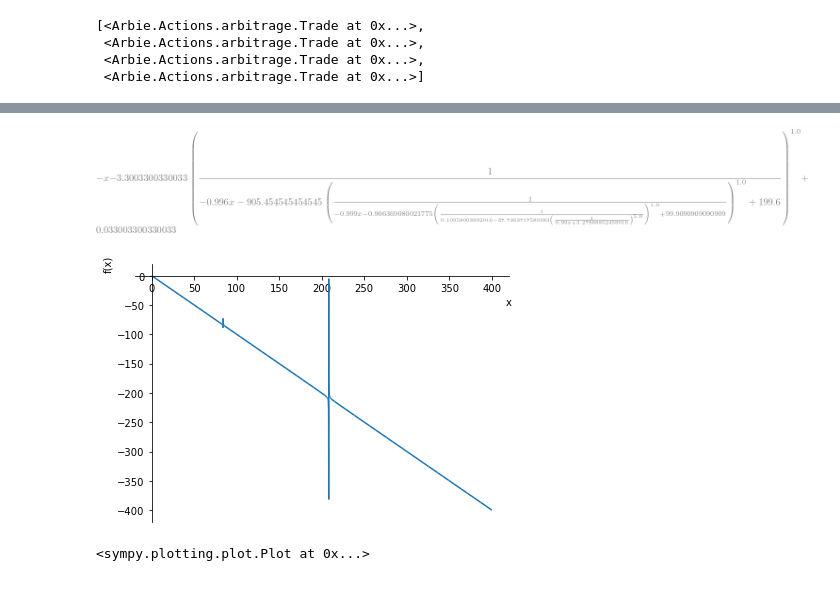
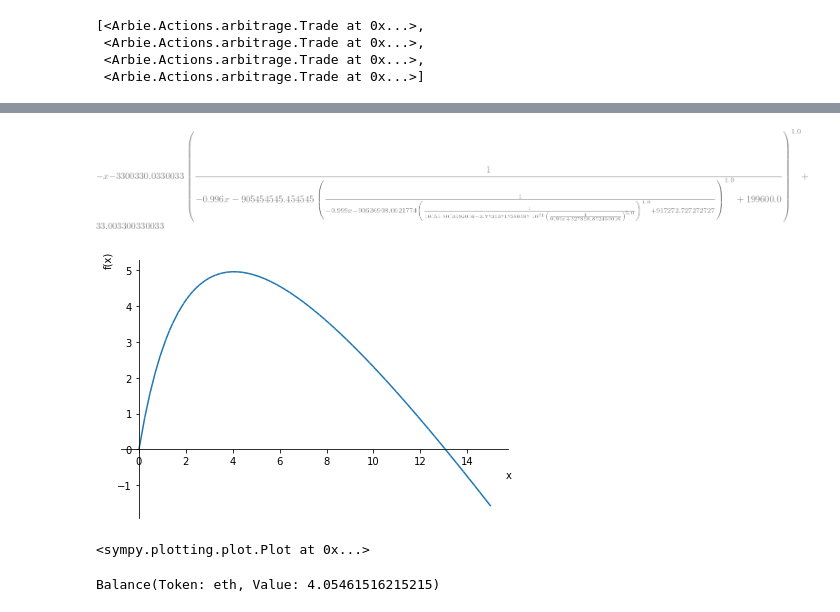
Before and after one commit to owodunni/arbie, a Jupyter notebook: example/TradingGraph.ipynb, the cells around one changed output, grey strips where cells are left out. Cells and saved outputs as stored; diff of their text form; code cells hidden in the pictures.

Commit message:
Find arbitrage from cycles

```diff
--- a/example/TradingGraph.ipynb
+++ b/example/TradingGraph.ipynb
@@ -4,14 +4,14 @@ from Arbie.Actions.path_finder import TradingGraph
 from Arbie.Variables.pool import Pool
 import networkx as nx
 
-eth = Token('eth')  # 300
-dai = Token('dai')  # 1
-btc = Token('btc')  # 10000
-yam = Token('yam')  # 0.1
+eth = Token('eth', 1)  # 300
+dai = Token('dai', 300)  # 1
+btc = Token('btc', 3.0/100)  # 10000
+yam = Token('yam', 3000)  # 0.1
 
-small = 10
-medium = 100
-large = 1000
+small = 10000
+medium = 1000000
+large = 100000000
 
 pools = [
         Pool(
@@ -139,10 +136,17 @@ x = symbols('x')
 arb_expr = arbitrage_expr(trades)
 arb_expr
 # %% [output]
-[figure, old version]
+[figure, new version]
 # %%
 # If we plot we can clearly see that there seams to be some profit to be made!
-plot(arb_expr, (x, 0, 400))
+plot(arb_expr, (x, 0, 15))
 # %% [output]
-[figure, old version]
+[figure, new version]
 <sympy.plotting.plot.Plot at 0x...>
+# %%
+from Arbie.Actions.arbitrage import find_arbitrage
+
+balance = find_arbitrage(trades)
+balance
+# %% [output]
+Balance(Token: eth, Value: 4.05461516215215)
```
Also changed, not shown: parts of 3 cells of this notebook, 14 other files.
